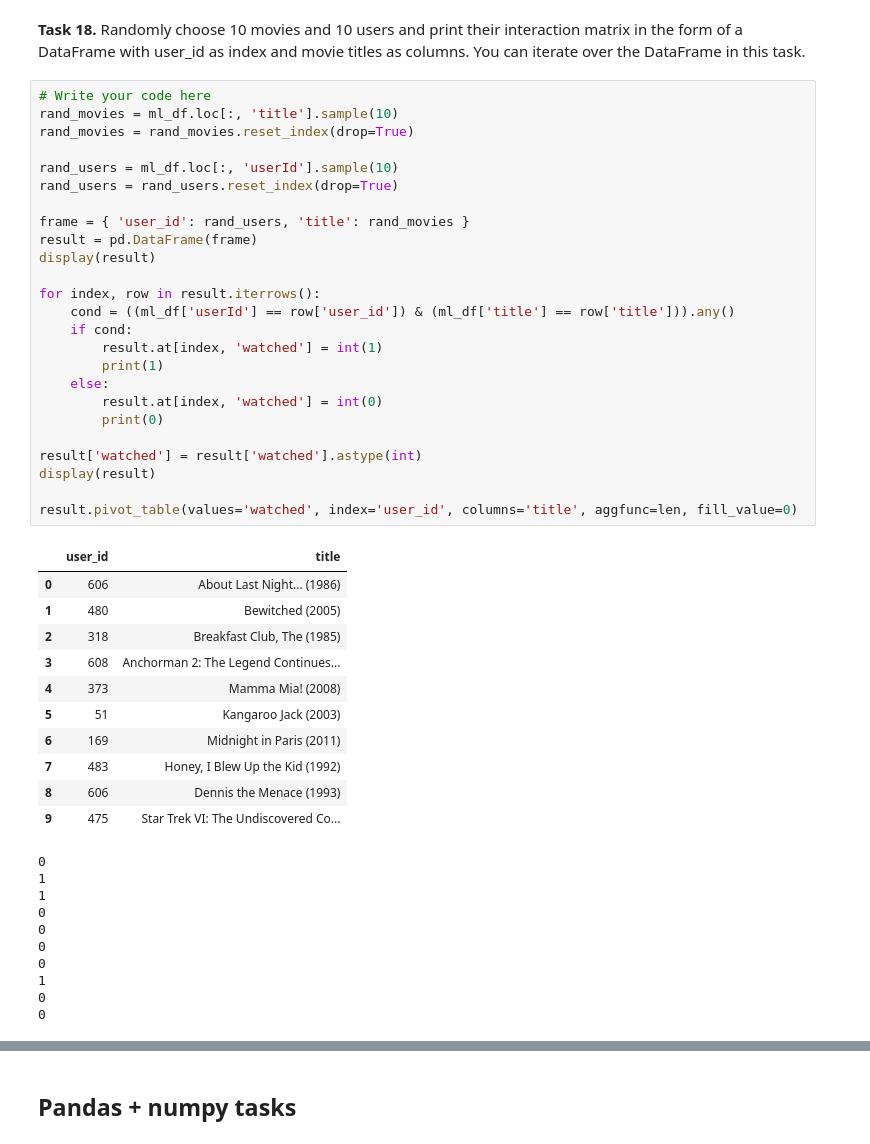
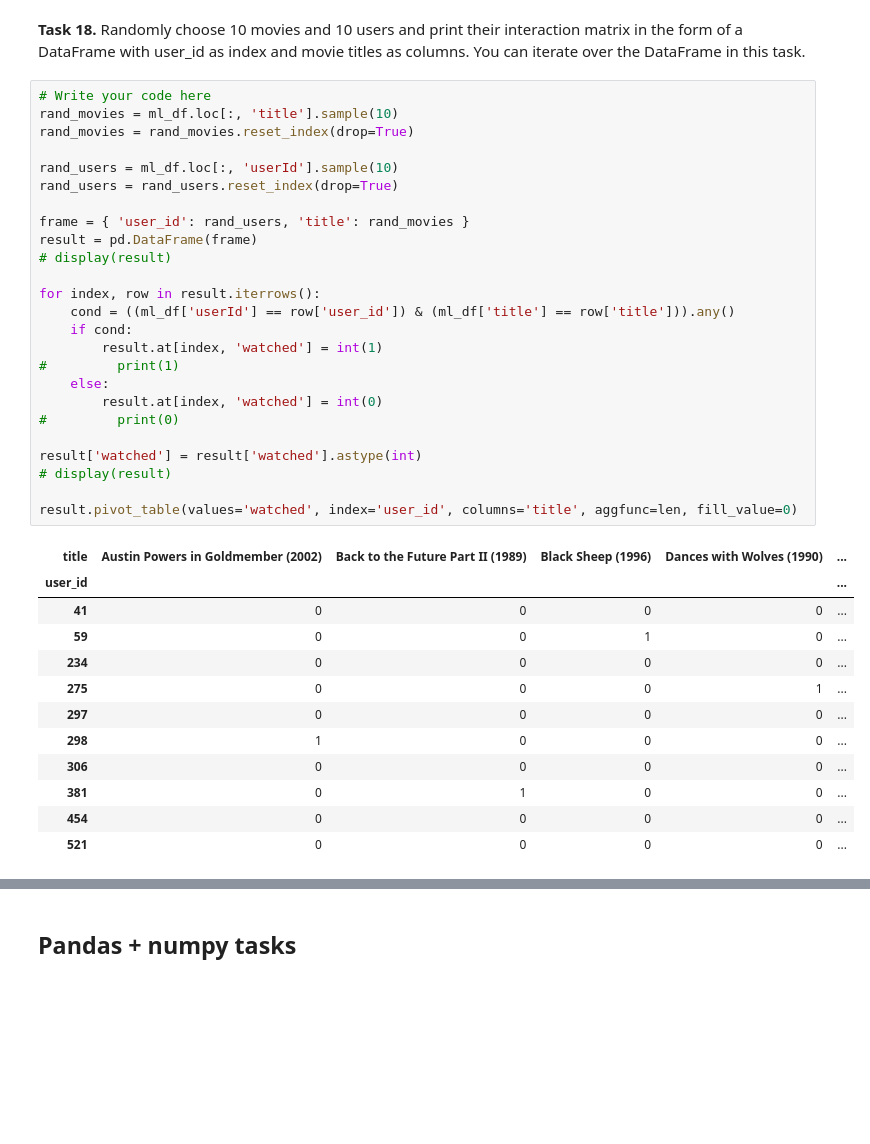
Before and after one commit to dansilecki/recommender-systems-class, a Jupyter notebook: class_02_numpy_pandas.ipynb, the cells around one changed output, grey strips where cells are left out. Cells and saved outputs as stored; diff of their text form; blank space fills up the shorter version.

```diff
--- a/class_02_numpy_pandas.ipynb
+++ b/class_02_numpy_pandas.ipynb
@@ -405,47 +397,38 @@ display(ratings.head(10))
 # %%
 # Write your code here
 rand_movies = ml_df.loc[:, 'title'].sample(10)
 rand_movies = rand_movies.reset_index(drop=True)
 
 rand_users = ml_df.loc[:, 'userId'].sample(10)
 rand_users = rand_users.reset_index(drop=True)
 
 frame = { 'user_id': rand_users, 'title': rand_movies }
 result = pd.DataFrame(frame)
-display(result)
+# display(result)
 
 for index, row in result.iterrows():
     cond = ((ml_df['userId'] == row['user_id']) & (ml_df['title'] == row['title'])).any()
     if cond:
         result.at[index, 'watched'] = int(1)
-        print(1)
+#         print(1)
     else:
         result.at[index, 'watched'] = int(0)
-        print(0)
+#         print(0)
 
 result['watched'] = result['watched'].astype(int)
-display(result)
+# display(result)
 
 result.pivot_table(values='watched', index='user_id', columns='title', aggfunc=len, fill_value=0)
 # %% [output]
-|  | user_id | title |
-| 0 | 606 | About Last Night... (1986) |
-| 1 | 480 | Bewitched (2005) |
-| 2 | 318 | Breakfast Club, The (1985) |
-| 3 | 608 | Anchorman 2: The Legend Continues... |
-| 4 | 373 | Mamma Mia! (2008) |
-| 5 | 51 | Kangaroo Jack (2003) |
-| 6 | 169 | Midnight in Paris (2011) |
-| 7 | 483 | Honey, I Blew Up the Kid (1992) |
-| 8 | 606 | Dennis the Menace (1993) |
-| 9 | 475 | Star Trek VI: The Undiscovered Co... |
+| title | Austin Powers in Goldmember (2002) | Back to the Future Part II (1989) | Black Sheep (1996) | Dances with Wolves (1990) | ... |
+| user_id |  |  |  |  | ... |
+| 41 | 0 | 0 | 0 | 0 | ... |
+| 59 | 0 | 0 | 1 | 0 | ... |
+| 234 | 0 | 0 | 0 | 0 | ... |
+| 275 | 0 | 0 | 0 | 1 | ... |
+| 297 | 0 | 0 | 0 | 0 | ... |
+| 298 | 1 | 0 | 0 | 0 | ... |
+| 306 | 0 | 0 | 0 | 0 | ... |
+| 381 | 0 | 1 | 0 | 0 | ... |
+| 454 | 0 | 0 | 0 | 0 | ... |
+| 521 | 0 | 0 | 0 | 0 | ... |
-0
-1
-1
-0
-0
-0
-0
-1
-0
-0
```
Also changed, not shown: parts of 13 cells of this notebook.
